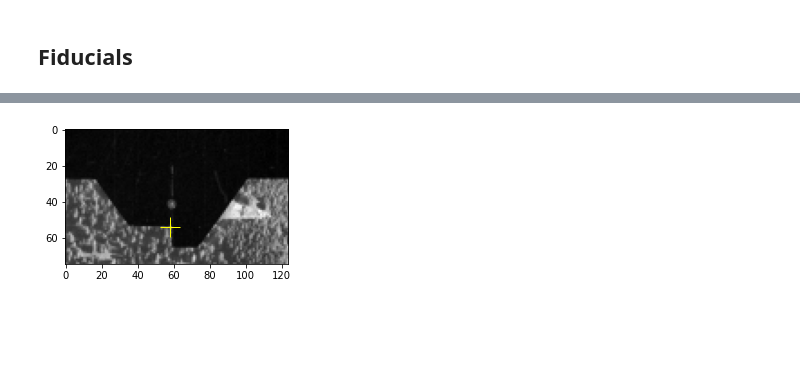
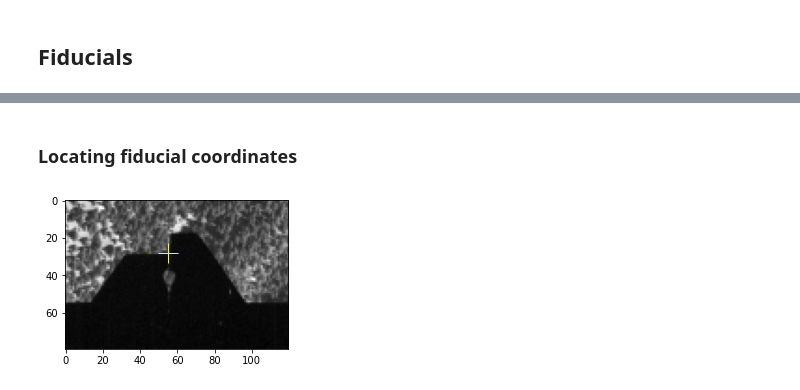
Before and after one commit to aazuspan/aerio, a Jupyter notebook: example.ipynb, the cells around one changed output, grey strips where cells are left out. Cells and saved outputs as stored; diff of their text form; code cells hidden in the pictures; blank space fills up the shorter version.

Commit message:
Implement image coordinates for fiducials and allow previewing photos with fiducial coordinates

```diff
--- a/example.ipynb
+++ b/example.ipynb
@@ -34,11 +44,10 @@ photo.preview(size=(4, 4))
+# %% [markdown]
+### Locating fiducial coordinates
 # %%
-# Calculate the locations of the fiducials
-photo.calculate_fiducials(fiducial_size=(75, 125))
-
 # Calculate the coordinates of each fiducial point
 photo.fiducials.calculate_coordinates()
 
 # Preview the fiducial with the coordinate location
-photo.fiducials.top.preview()
+photo.fiducials.bottom.preview()
 # %% [output]
-[figure, old version]
+[figure, new version]
```
Also changed, not shown: parts of 4 cells of this notebook, 3 other files.
